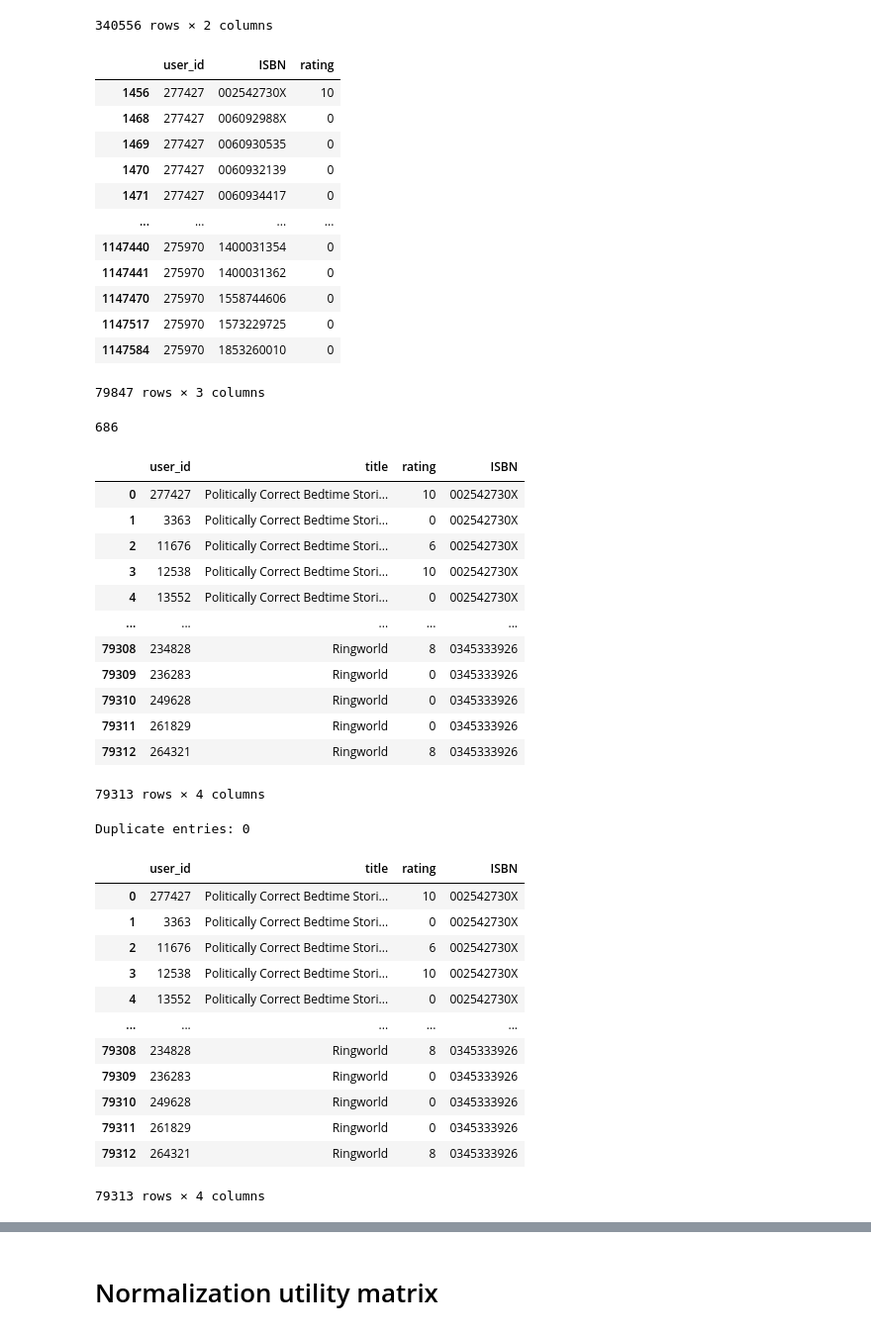
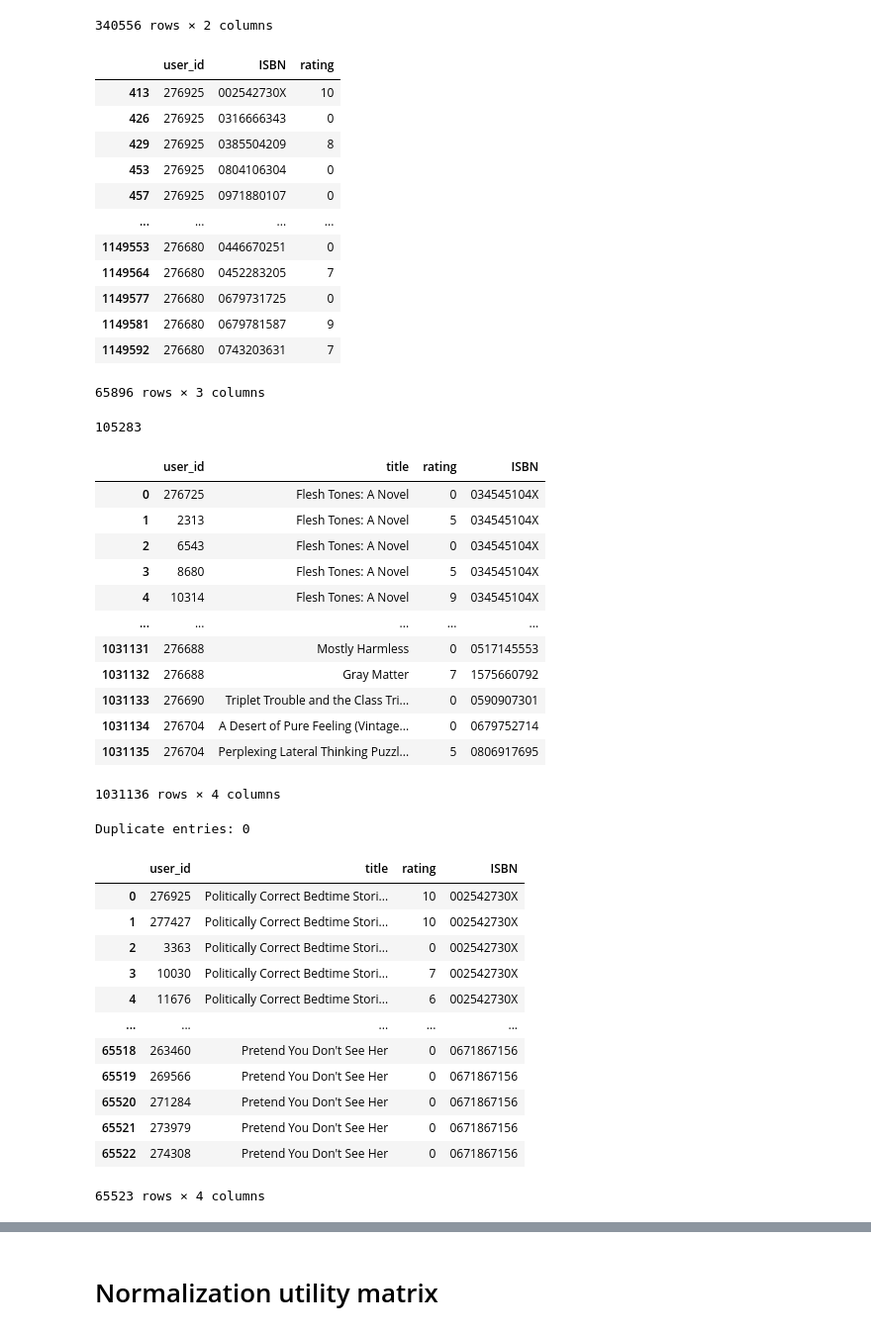
Before and after one commit to lehangan/book-rec, a Jupyter notebook: ngan/Untitled2.ipynb, the cells around one changed output, grey strips where cells are left out. Shown: that part at 99% size. Drawn from its saved outputs; the diff is of its cells as text; code cells hidden in the pictures.

```diff
--- a/ngan/Untitled2.ipynb
+++ b/ngan/Untitled2.ipynb
@@ -16,9 +16,9 @@ def loaddata(filename):
     df = pd.read_csv(f'{filename}.csv',sep=';',error_bad_lines=False,warn_bad_lines=False,encoding='latin-1')
     return df
 
-book   = loaddata("BX-Books")
-user   = loaddata("BX-Users")
-rating = loaddata("BX-Book-Ratings")
+book   = loaddata("../../BX-Books")
+user   = loaddata("../../BX-Users")
+rating = loaddata("../../BX-Book-Ratings")
 # %%
 #Preprocessing Data
 book = book[['ISBN', 'Book-Title', 'Book-Author', 'Year-Of-Publication', 'Publisher']]
@@ -84,29 +84,29 @@ rating_books
 # %%
 # In order to avoid rating bias & for making good recommendations, limit the dataset to only those
 # users that have made at least 250 ratings & books that have received at least 50 ratings
 
-rating = rating[rating['user_id'].isin(rating_users[rating_users['rating']>250]['user_id'])]
-rating = rating[rating['ISBN'].isin(rating_books[rating_books['rating']> 50]['ISBN'])]
+rating = rating[rating['user_id'].isin(rating_users[rating_users['rating']>=100]['user_id'])]
+rating = rating[rating['ISBN'].isin(rating_books[rating_books['rating']>= 100]['ISBN'])]
 
 rating
 # %% [output]
 |  | user_id | ISBN | rating |
-| 1456 | 277427 | 002542730X | 10 |
-| 1468 | 277427 | 006092988X | 0 |
-| 1469 | 277427 | 0060930535 | 0 |
-| 1470 | 277427 | 0060932139 | 0 |
-| 1471 | 277427 | 0060934417 | 0 |
+| 413 | 276925 | 002542730X | 10 |
+| 426 | 276925 | 0316666343 | 0 |
+| 429 | 276925 | 0385504209 | 8 |
+| 453 | 276925 | 0804106304 | 0 |
+| 457 | 276925 | 0971880107 | 0 |
 | ... | ... | ... | ... |
-| 1147440 | 275970 | 1400031354 | 0 |
-| 1147441 | 275970 | 1400031362 | 0 |
-| 1147470 | 275970 | 1558744606 | 0 |
-| 1147517 | 275970 | 1573229725 | 0 |
-| 1147584 | 275970 | 1853260010 | 0 |
+| 1149553 | 276680 | 0446670251 | 0 |
+| 1149564 | 276680 | 0452283205 | 7 |
+| 1149577 | 276680 | 0679731725 | 0 |
+| 1149581 | 276680 | 0679781587 | 9 |
+| 1149592 | 276680 | 0743203631 | 7 |
-79847 rows × 3 columns
+65896 rows × 3 columns
 # %%
 len(rating['user_id'].unique())
 # %% [output]
-686
+105283
 # %%
 # For the recommendation system, it is prefered to have the book titles rather than ISBN for easier interpretation
 
@@ -114,18 +114,18 @@ rating = rating.merge(book, on="ISBN")[['user_id','title','rating','ISBN']] # me
 rating                                                                         # on 'ISBN' to get 'Book-Title'
 # %% [output]
 |  | user_id | title | rating | ISBN |
-| 0 | 277427 | Politically Correct Bedtime Stori... | 10 | 002542730X |
-| 1 | 3363 | Politically Correct Bedtime Stori... | 0 | 002542730X |
-| 2 | 11676 | Politically Correct Bedtime Stori... | 6 | 002542730X |
-| 3 | 12538 | Politically Correct Bedtime Stori... | 10 | 002542730X |
-| 4 | 13552 | Politically Correct Bedtime Stori... | 0 | 002542730X |
+| 0 | 276725 | Flesh Tones: A Novel | 0 | 034545104X |
+| 1 | 2313 | Flesh Tones: A Novel | 5 | 034545104X |
+| 2 | 6543 | Flesh Tones: A Novel | 0 | 034545104X |
+| 3 | 8680 | Flesh Tones: A Novel | 5 | 034545104X |
+| 4 | 10314 | Flesh Tones: A Novel | 9 | 034545104X |
 | ... | ... | ... | ... | ... |
-| 79308 | 234828 | Ringworld | 8 | 0345333926 |
-| 79309 | 236283 | Ringworld | 0 | 0345333926 |
-| 79310 | 249628 | Ringworld | 0 | 0345333926 |
-| 79311 | 261829 | Ringworld | 0 | 0345333926 |
-| 79312 | 264321 | Ringworld | 8 | 0345333926 |
+| 1031131 | 276688 | Mostly Harmless | 0 | 0517145553 |
+| 1031132 | 276688 | Gray Matter | 7 | 1575660792 |
+| 1031133 | 276690 | Triplet Trouble and the Class Tri... | 0 | 0590907301 |
+| 1031134 | 276704 | A Desert of Pure Feeling (Vintage... | 0 | 0679752714 |
+| 1031135 | 276704 | Perplexing Lateral Thinking Puzzl... | 5 | 0806917695 |
-79313 rows × 4 columns
+1031136 rows × 4 columns
 # %%
 # Check for duplicate values
 print(f'Duplicate entries: {rating.duplicated().sum()}')
@@ -136,18 +136,18 @@ rating.drop_duplicates(inplace=True)
 rating
 # %% [output]
 |  | user_id | title | rating | ISBN |
-| 0 | 277427 | Politically Correct Bedtime Stori... | 10 | 002542730X |
-| 1 | 3363 | Politically Correct Bedtime Stori... | 0 | 002542730X |
-| 2 | 11676 | Politically Correct Bedtime Stori... | 6 | 002542730X |
-| 3 | 12538 | Politically Correct Bedtime Stori... | 10 | 002542730X |
-| 4 | 13552 | Politically Correct Bedtime Stori... | 0 | 002542730X |
+| 0 | 276925 | Politically Correct Bedtime Stori... | 10 | 002542730X |
+| 1 | 277427 | Politically Correct Bedtime Stori... | 10 | 002542730X |
+| 2 | 3363 | Politically Correct Bedtime Stori... | 0 | 002542730X |
+| 3 | 10030 | Politically Correct Bedtime Stori... | 7 | 002542730X |
+| 4 | 11676 | Politically Correct Bedtime Stori... | 6 | 002542730X |
 | ... | ... | ... | ... | ... |
-| 79308 | 234828 | Ringworld | 8 | 0345333926 |
-| 79309 | 236283 | Ringworld | 0 | 0345333926 |
-| 79310 | 249628 | Ringworld | 0 | 0345333926 |
-| 79311 | 261829 | Ringworld | 0 | 0345333926 |
-| 79312 | 264321 | Ringworld | 8 | 0345333926 |
+| 65518 | 263460 | Pretend You Don't See Her | 0 | 0671867156 |
+| 65519 | 269566 | Pretend You Don't See Her | 0 | 0671867156 |
+| 65520 | 271284 | Pretend You Don't See Her | 0 | 0671867156 |
+| 65521 | 273979 | Pretend You Don't See Her | 0 | 0671867156 |
+| 65522 | 274308 | Pretend You Don't See Her | 0 | 0671867156 |
-79313 rows × 4 columns
+65523 rows × 4 columns
 # %%
 rating
 # %% [output]
```
Also changed, not shown: parts of 49 cells of this notebook.
